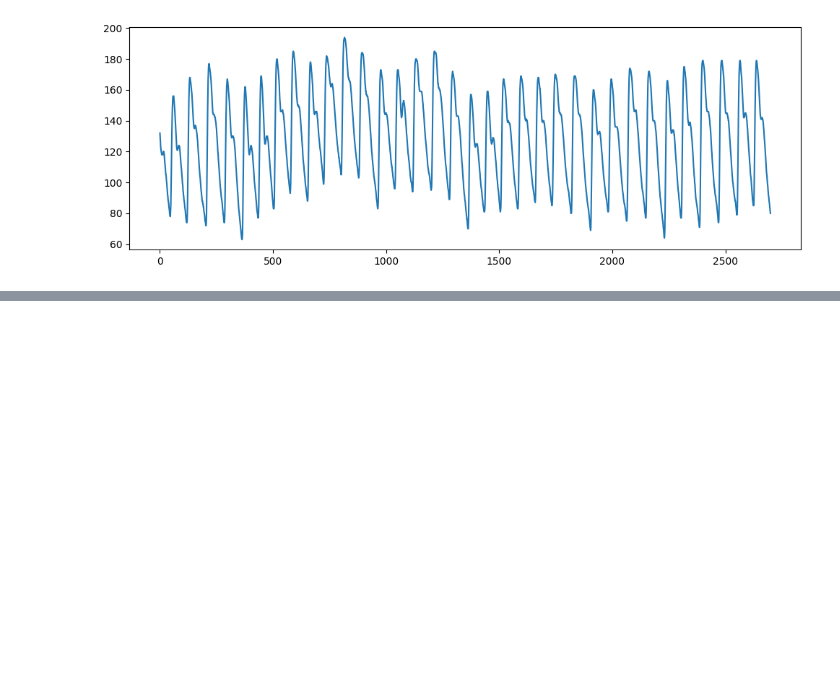
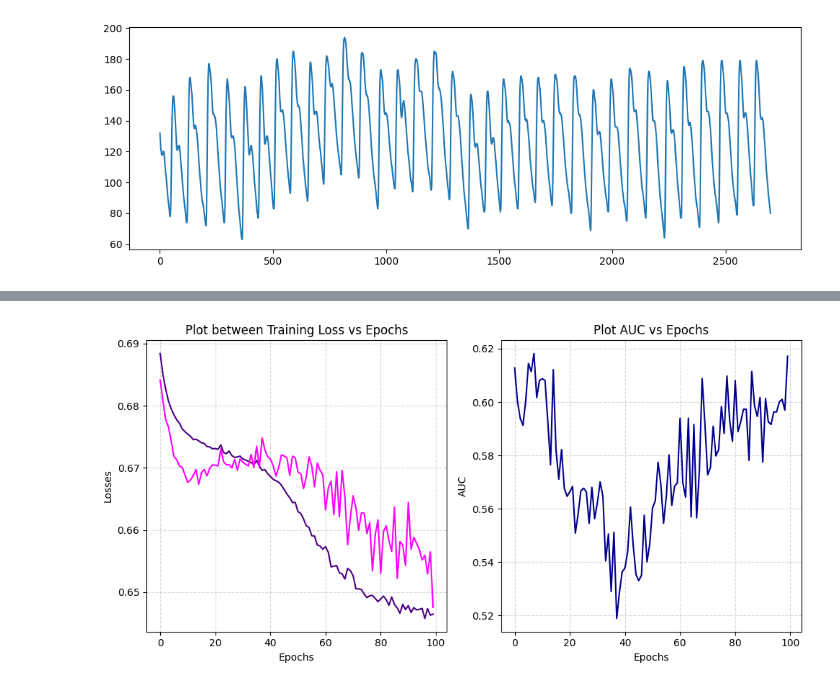
Before and after one commit to hurri-kate/Sber-case-2025, a Jupyter notebook: RNN_model.ipynb, the cells around one changed output, grey strips where cells are left out. Saved outputs shown, nothing was run; the diff lists cells and outputs as text; code cells hidden in the pictures; blank space fills up the shorter version.

```diff
--- a/RNN_model.ipynb
+++ b/RNN_model.ipynb
@@ -222,10 +222,9 @@ def train_ppg_model(model, train_loader, val_loader, loss_function,
     return train_losses, val_losses, val_aucs, best_model_state
 # %%
 # Объявление параметров и обучение
-
 BATCH = 10
 EPOCHS = 100
-LR = 2e-4
+LR = 2.5e-05
 
 train_dataset = PPGDataset(train, training=True)
 val_dataset = PPGDataset(val, training=True)
@@ -252,6 +251,4 @@ history_losses_train, history_losses_val, history_aucs_val, best_model_state = t
     epochs=EPOCHS,
     device=device
 )
-
-best_model_state = history[-1]
 # %% [output]
@@ -259,3 +272,23 @@ KeyboardInterrupt:
+# %%
+fig, (ax1, ax2) = plt.subplots(1, 2, figsize=(10, 5))
+
+ax1.plot(history_losses_train, color='indigo')
+ax1.plot(history_losses_val, color='magenta')
+ax1.set_xlabel('Epochs')
+ax1.set_ylabel('Losses')
+ax1.set_title('Plot between Training Loss vs Epochs')
+ax1.grid(True, linestyle='--', alpha=0.5)
+
+ax2.plot(history_aucs_val, color='darkblue')
+ax2.set_xlabel('Epochs')
+ax2.set_ylabel('AUC')
+ax2.set_title('Plot AUC vs Epochs')
+ax2.grid(True, linestyle='--', alpha=0.5)
+
+plt.tight_layout()
+plt.show()
+# %% [output]
+[figure, added]
 # %%
 model.load_state_dict(best_model_state)
 model.eval()
```
Also changed, not shown: parts of 4 cells of this notebook, 1 other file.
